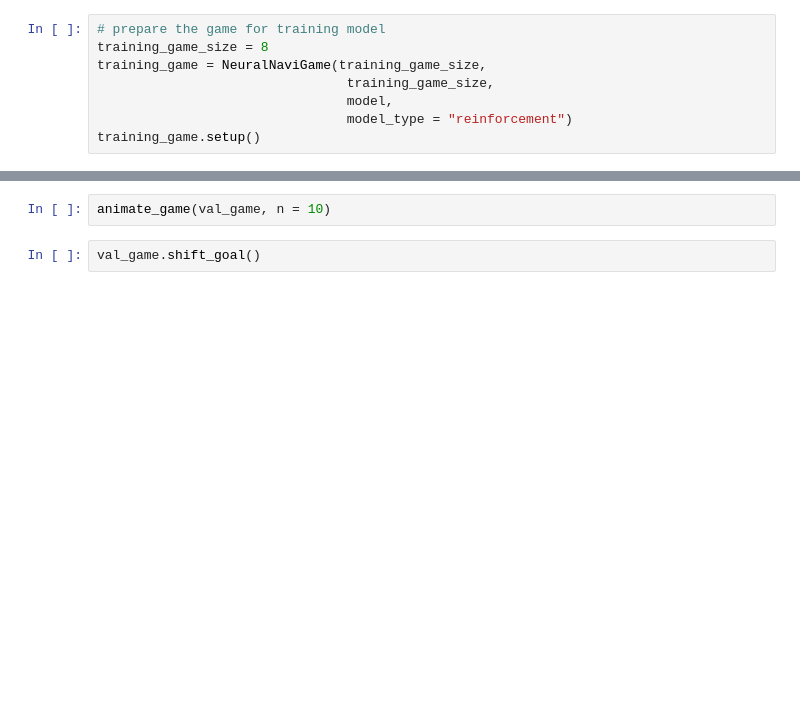
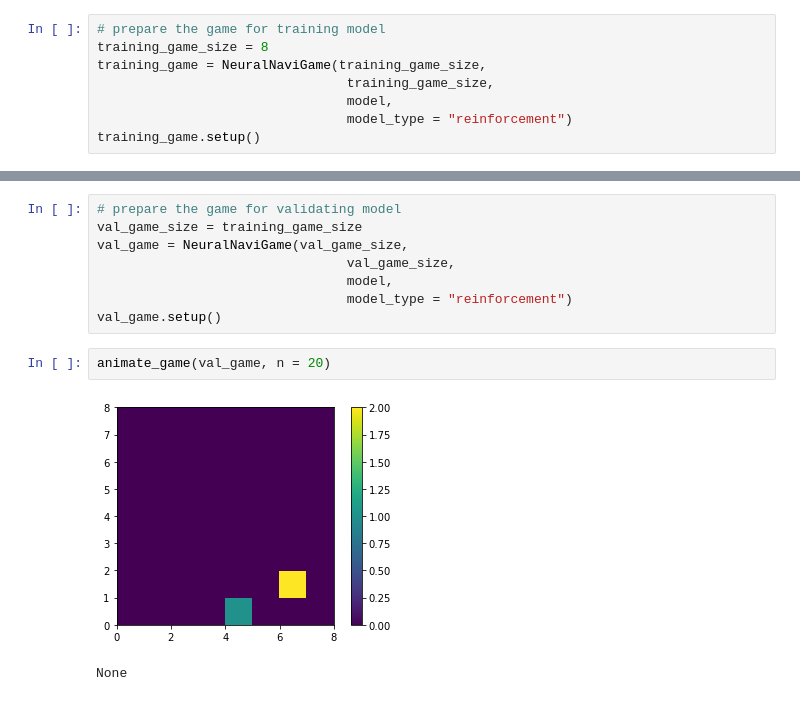
Before and after one commit to tab0r/Neural.Swarms, a Jupyter notebook: NaviGame/Reinforcement Model Training.ipynb, the cells around one changed output, grey strips where cells are left out. Saved outputs shown, nothing was run; the diff lists cells and outputs as text; blank space fills up the shorter version.

```diff
--- a/NaviGame/Reinforcement Model Training.ipynb
+++ b/NaviGame/Reinforcement Model Training.ipynb
@@ -62,4 +63,13 @@ val_game.setup()
+# %%
+# prepare the game for validating model
+val_game_size = training_game_size
+val_game = NeuralNaviGame(val_game_size,
+                                val_game_size,
+                                model,
+                                model_type = "reinforcement")
+val_game.setup()
 # %%
-animate_game(val_game, n = 10)
+animate_game(val_game, n = 20)
+# %% [output]
+[figure, added]
+None
-# %%
-val_game.shift_goal()
```
Also changed, not shown: parts of 7 cells of this notebook, 2 other files.
